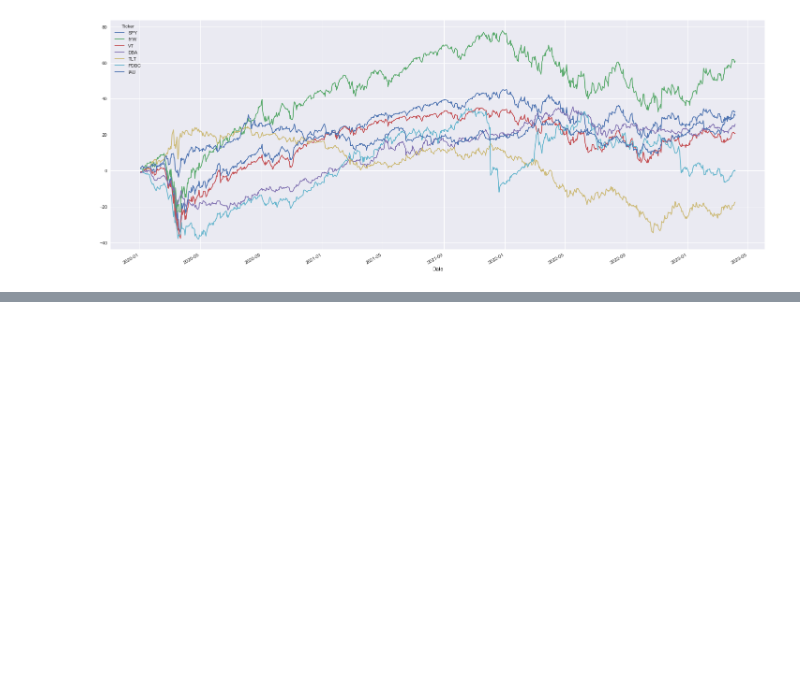
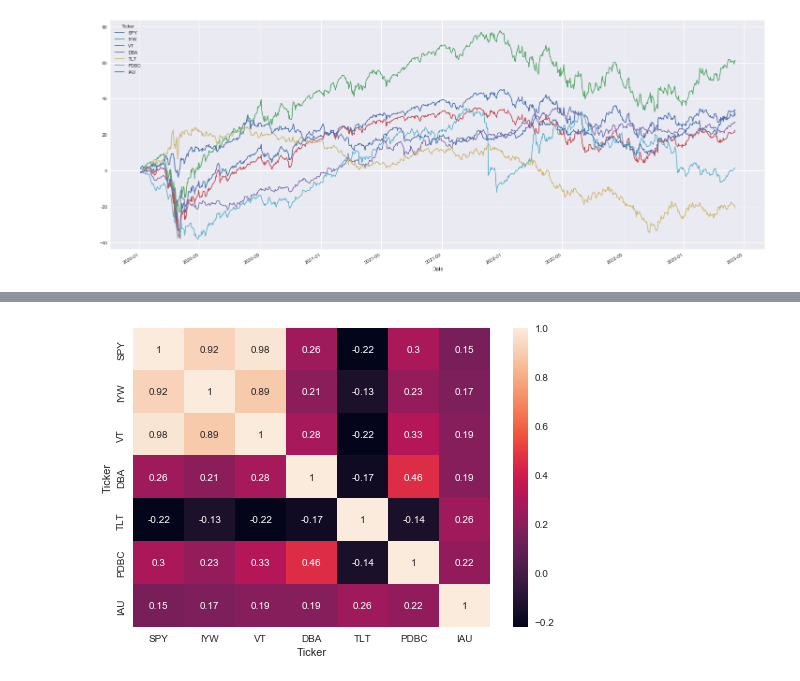
Before and after one commit to DipeshPoudel/MDS-651-DataVisualization, a Jupyter notebook: FinancialAnalysis/FinancialAnalysis.ipynb, the cells around one changed output, grey strips where cells are left out. Cells and saved outputs as stored; diff of their text form; code cells hidden in the pictures; blank space fills up the shorter version.

```diff
--- a/FinancialAnalysis/FinancialAnalysis.ipynb
+++ b/FinancialAnalysis/FinancialAnalysis.ipynb
@@ -239,0 +257,8 @@ stock_d_cr.plot(figsize=(25,10))
+# %%
+import seaborn as sns
+
+#plotting the heatmap for correlation
+ax = sns.heatmap(df_corr, annot=True)
+plt.show(ax)
+# %% [output]
+[figure, added]
```
Also changed, not shown: parts of 9 cells of this notebook.
